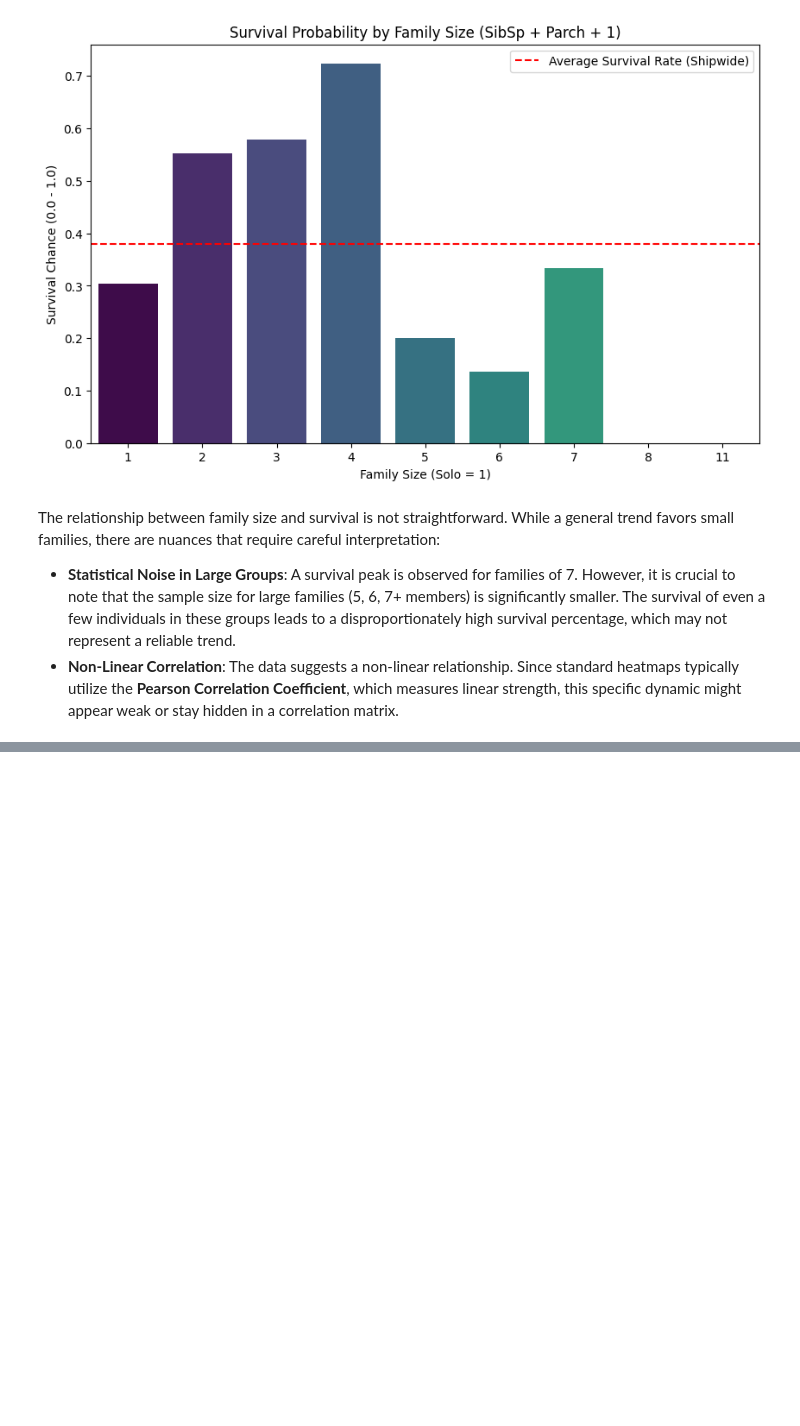
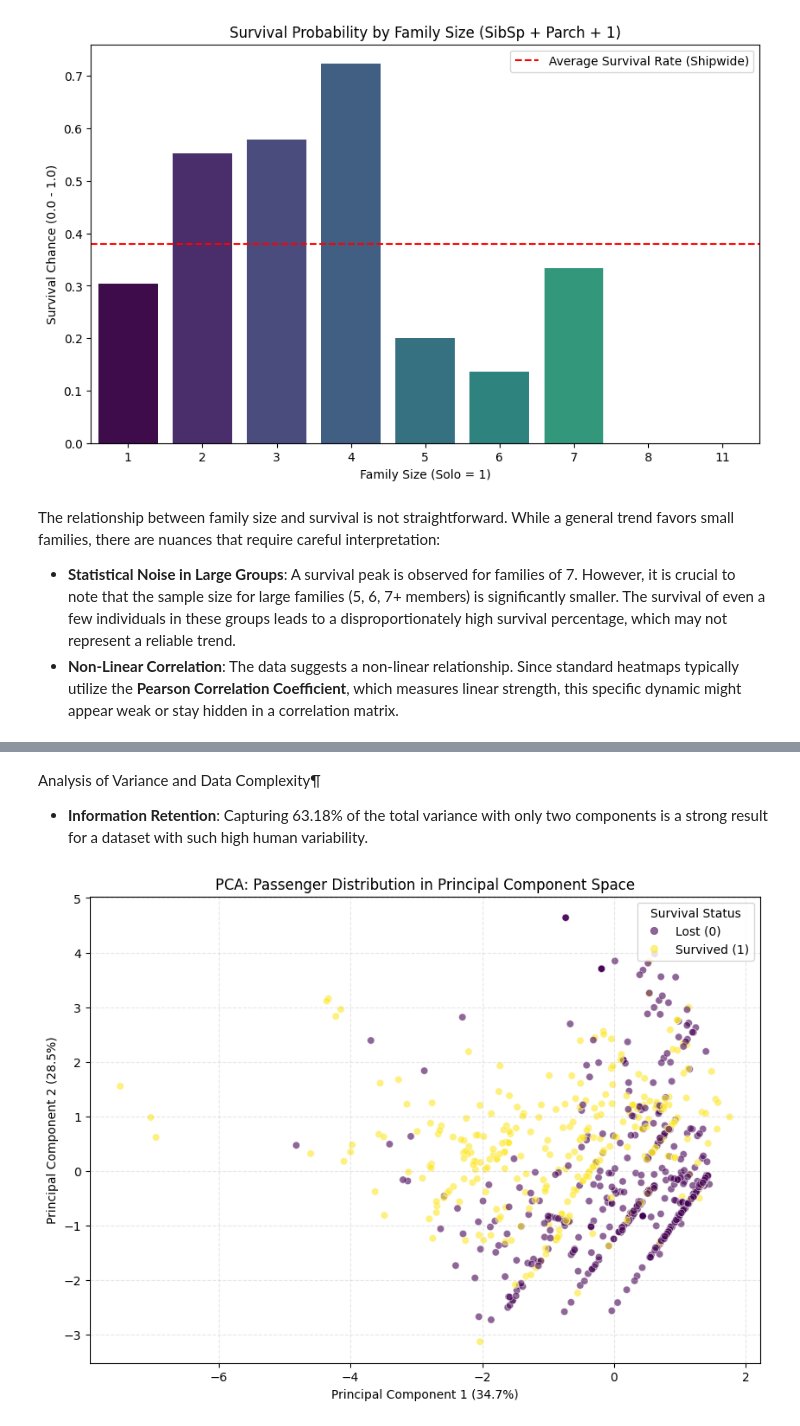
Before and after one commit to lmVl12/skill-assessments, a Jupyter notebook: Machine Learning/titanic.ipynb, the cells around one changed output, grey strips where cells are left out. Saved outputs shown, nothing was run; the diff lists cells and outputs as text; code cells hidden in the pictures; blank space fills up the shorter version.

```diff
--- a/Machine Learning/titanic.ipynb
+++ b/Machine Learning/titanic.ipynb
@@ -130,0 +234,24 @@ The relationship between family size and survival is not straightforward. While
+# %% [markdown]
+Analysis of Variance and Data Complexity¶
+* **Information Retention**: Capturing 63.18% of the total variance with only two components is a strong result for a dataset with such high human variability.
+# %%
+plt.figure(figsize=(10, 7))
+
+# Scatter plot of the two principal components
+# Color is defined by target ('Survived')
+scatter = plt.scatter(components[:, 0], components[:, 1],
+                      c=train_data['Survived'], alpha=0.6,
+                      cmap='viridis', edgecolors='white', linewidth=0.5)
+
+# Creating a legend for the survival status
+handles, labels = scatter.legend_elements()
+legend = plt.legend(handles, ['Lost (0)', 'Survived (1)'], title="Survival Status", loc="upper right")
+
+plt.title('PCA: Passenger Distribution in Principal Component Space')
+plt.xlabel(f'Principal Component 1 ({ratios[0]:.1%})')
+plt.ylabel(f'Principal Component 2 ({ratios[1]:.1%})')
+plt.grid(True, linestyle='--', alpha=0.3)
+
+plt.show()
+# %% [output]
+[figure, added]
```
Also changed, not shown: parts of 8 cells of this notebook.
